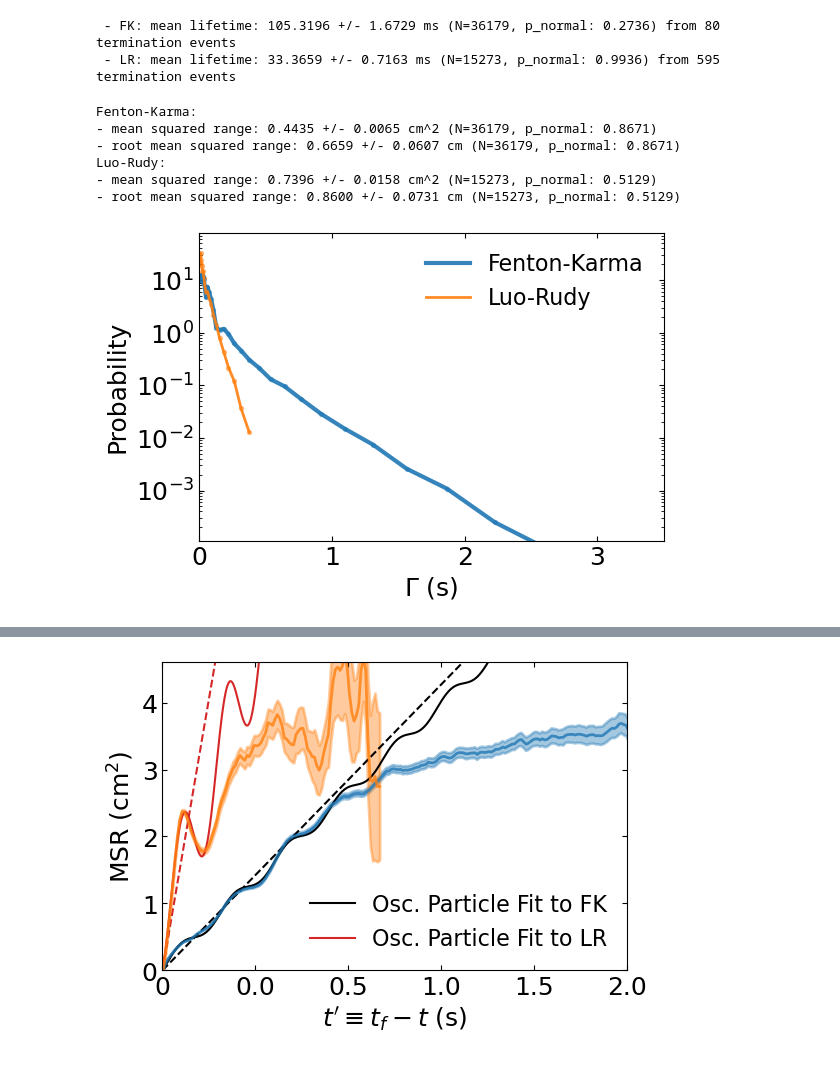
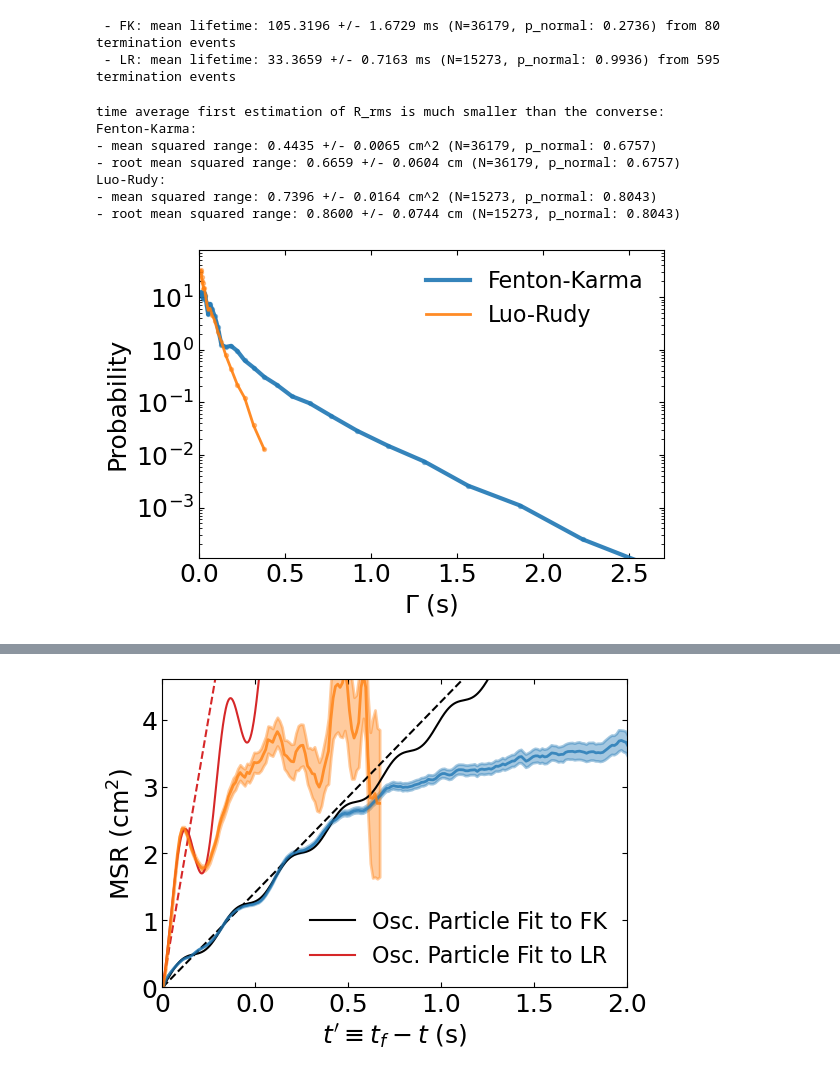
Before and after one commit to timtyree/bgmc, a Jupyter notebook: python/Generation of figure 4.ipynb, the cells around one changed output, grey strips where cells are left out. Saved outputs shown, nothing was run; the diff lists cells and outputs as text; code cells hidden in the pictures.

Commit message:
developed explicit R_rms estimation generator

```diff
--- a/python/Generation of figure 4.ipynb
+++ b/python/Generation of figure 4.ipynb
@@ -199,6 +199,7 @@ if printing:
 # %%
 df = df_ranges_fk.copy()
 df['SR']=df['R']**2
+print(f"time average first estimation of R_rms is much smaller than the converse:")
 meansqrange_values = df.groupby(by=['trial_num','annihilation_index'])['SR'].mean().values
 meanSR,Delta_meanSR,num_obsSR,p_normalSR=comp_mean_bootstrap_uncertainty(meansqrange_values)
 if printing:
@@ -217,12 +218,13 @@ if printing:
     print(f"- root mean squared range: {np.sqrt(meanSR):.4f} +/- {0.5*np.sqrt(Delta_meanSR)/np.sqrt(meanSR):.4f} cm (N={num_obsSR}, p_normal: {p_normalSR:.4f})")# from {num_termination_events} termination events")
 dict_SR_lr = dict(meanSR=meanSR,Delta_meanSR=Delta_meanSR,num_obsSR=num_obsSR,p_normalSR=p_normalSR)
 # %% [output]
+time average first estimation of R_rms is much smaller than the converse:
 Fenton-Karma:
-- mean squared range: 0.4435 +/- 0.0065 cm^2 (N=36179, p_normal: 0.8671)
-- root mean squared range: 0.6659 +/- 0.0607 cm (N=36179, p_normal: 0.8671)
+- mean squared range: 0.4435 +/- 0.0065 cm^2 (N=36179, p_normal: 0.6757)
+- root mean squared range: 0.6659 +/- 0.0604 cm (N=36179, p_normal: 0.6757)
 Luo-Rudy:
-- mean squared range: 0.7396 +/- 0.0158 cm^2 (N=15273, p_normal: 0.5129)
-- root mean squared range: 0.8600 +/- 0.0731 cm (N=15273, p_normal: 0.5129)
+- mean squared range: 0.7396 +/- 0.0164 cm^2 (N=15273, p_normal: 0.8043)
+- root mean squared range: 0.8600 +/- 0.0744 cm (N=15273, p_normal: 0.8043)
 # %%
 #DONE: measure
 # input: df_ranges_fk, df_ranges_lr
@@ -256,33 +258,36 @@ x_lr=0.5*(bins_lr[1:]+bins_lr[:-1])
 # %%
 #DONE: compute the minimum lifetimes of particles
 #TODO: plot the minimum lifetimes of particles
 lw=2
 alpha=0.9
 fontsize=18
 # use_loglog=True
 use_loglog=False
 #check if msd=0 at lagt=0
 fig,ax=plt.subplots(figsize=(6,4))
 ax.plot(x_fk,barheights_fk,c='C0',lw=lw+1,alpha=alpha,label='Fenton-Karma')
 ax.scatter(x_fk,barheights_fk,c='C0',s=8,alpha=alpha/2,zorder=0)
-boolr=barheights_lr>1e-5
-ax.plot(x_lr[boolr],barheights_lr[boolr],c='C1',lw=lw,alpha=alpha,label='Luo-Rudy')
-ax.scatter(x_lr[boolr],barheights_lr[boolr],c='C1',s=8,alpha=alpha/2,zorder=0)
+# boolr=barheights_lr>1e-5
+# ax.plot(x_lr[boolr],barheights_lr[boolr],c='C1',lw=lw,alpha=alpha,label='Luo-Rudy')
+# ax.scatter(x_lr[boolr],barheights_lr[boolr],c='C1',s=8,alpha=alpha/2,zorder=0)
+ax.plot(x_lr,barheights_lr,c='C1',lw=lw,alpha=alpha,label='Luo-Rudy')
+ax.scatter(x_lr,barheights_lr,c='C1',s=8,alpha=alpha/2,zorder=0)
 
 # xv1=np.linspace(0.01,0.5,10)
 # xv2=np.linspace(0.1,5,10)
 # ax.plot(xv1,dict_fit_lr['M']*xv1+0.,'k-',lw=2,alpha=0.7)
 # ax.plot(xv2,dict_fit_fk['M']*xv2+0.,'k-',lw=2,alpha=0.7)
 
 #format_plot
 ax.set_yscale('log')
-ax.set_xlim([0,3.5])
+# ax.set_xlim([0,3.5])
+ax.set_xlim([0,2.7])
 ax.set_ylim((11*1.0178650359332904e-05, 80))
 format_plot(ax=ax,xlabel=r'$\Gamma$ (s)',ylabel=r'Probability',fontsize=fontsize,use_loglog=use_loglog)
 # format_plot(ax=ax,xlabel=r'$\Gamma$ (s)',ylabel=r'PDF',fontsize=fontsize,use_loglog=use_loglog)
 ax.tick_params(top=True, right=True,direction='in',which='both')
 ax.legend(fontsize=fontsize-2,frameon=False)
 #format_plot
 plt.show()
 # %% [output]
-[figure, old version]
+[figure, new version]
```
Also changed, not shown: parts of 38 cells of this notebook, 2 other files.
